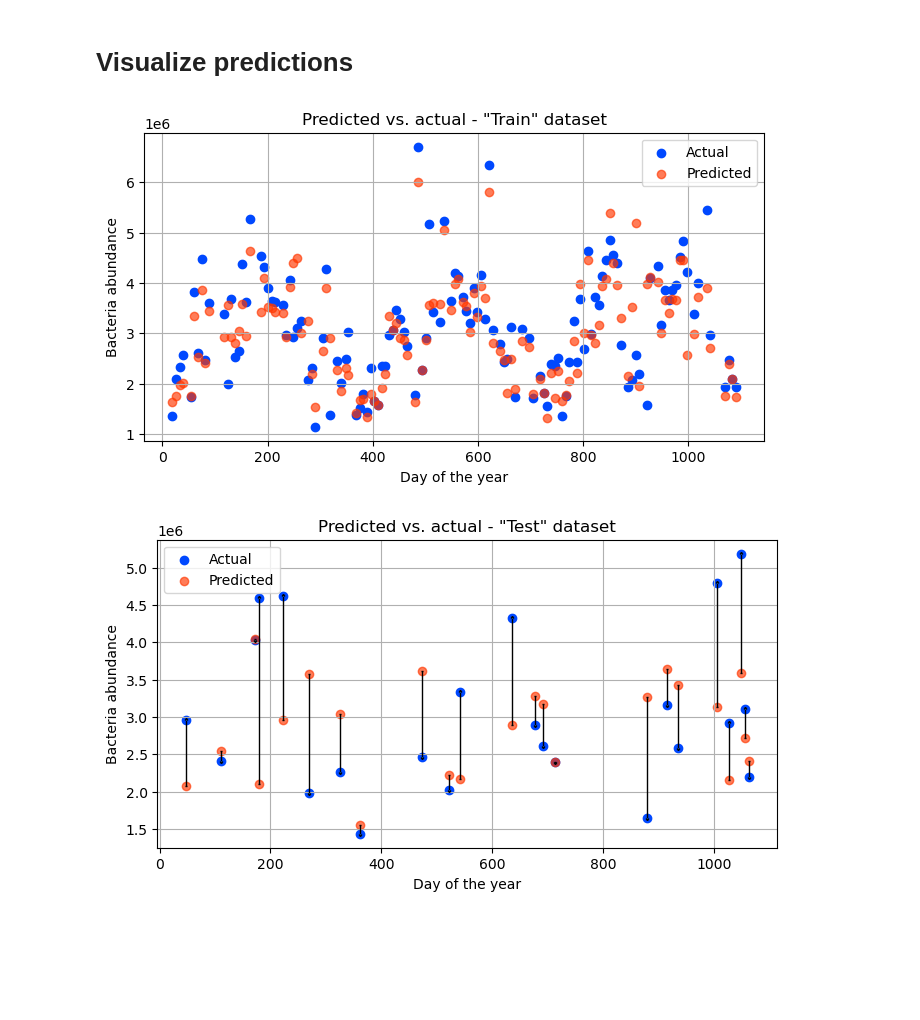
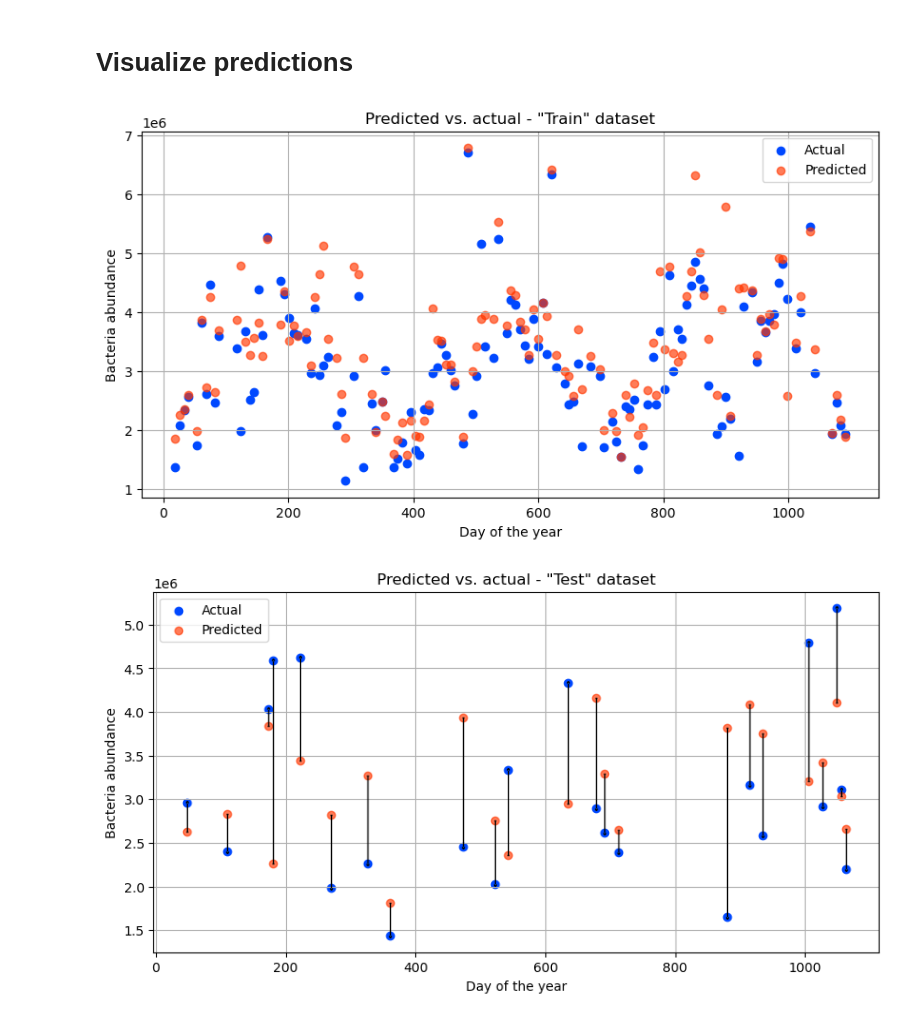
Before and after one commit to jonassterud/OCES5303_A2, a Jupyter notebook: ass2_oces5303_21335836.ipynb, the cells around one changed output. Cells and saved outputs as stored; diff of their text form; code cells hidden in the pictures; blank space fills up the shorter version.

```diff
--- a/ass2_oces5303_21335836.ipynb
+++ b/ass2_oces5303_21335836.ipynb
@@ -429,7 +459,7 @@ class Metrics:
 # %%
 pipeline = Pipeline([
     # ("drop", t_drop.set_output(transform="pandas")),
-    ("cyclic", t_cyclic.set_output(transform="pandas")),
+    ("cyclic", t_cyclic_spline.set_output(transform="pandas")),
     ("scale", StandardScaler()),
     ("tensors", t_tensors), # Need to call explicitly for y
     ("regression", TransformedTargetRegressor(regressor=r_nn, transformer=StandardScaler())),
@@ -483,36 +513,36 @@ for (name, X, y) in [("Train", X_train, y_train), ("Test", X_test, y_test)]:
     results_df["target_actual"] = y.copy()
     results_df["target_predicted"] = pipeline.predict(X)
     results_df["target_error"] = results_df["target_actual"] - results_df["target_predicted"]
     results_df["uplims"] = list(map(lambda v: int(v < 0), results_df["target_error"]))
     results_df["lolims"] = list(map(lambda v: int(v > 0), results_df["target_error"]))
     results_df["target_error_scaled"] = list(map(lambda v: np.abs(v), results_df["target_error"]))
     results_df = results_df.sort_values(by="YearDay")
 
-    plt.figure(figsize=(8, 4))
+    plt.figure(figsize=(10, 5))
     plt.scatter(results_df["YearDay"], results_df["target_actual"], color="#0048FF", label="Actual")
     plt.scatter(results_df["YearDay"], results_df["target_predicted"], color="#FF3700A7", label="Predicted")
 
     if (name == "Test"):
         plt.errorbar(
             results_df["YearDay"], results_df["target_predicted"],
             yerr=results_df["target_error_scaled"],
             uplims=results_df["uplims"],
             lolims=results_df["lolims"],
             fmt=" ",
             ecolor="black",
             capsize=1,
             elinewidth=1
         )
 
     plt.xlabel("Day of the year")
     plt.ylabel("Bacteria abundance")
     plt.legend()
     plt.title(f"Predicted vs. actual - \"{name}\" dataset")
     plt.grid()
     plt.show()
 # %% [output]
-[figure, old version]
+[figure, new version]
-[figure, old version]
+[figure, new version]
 # %% [markdown]
 <h1>References</h1>
 
```
Also changed, not shown: parts of 13 cells of this notebook.
